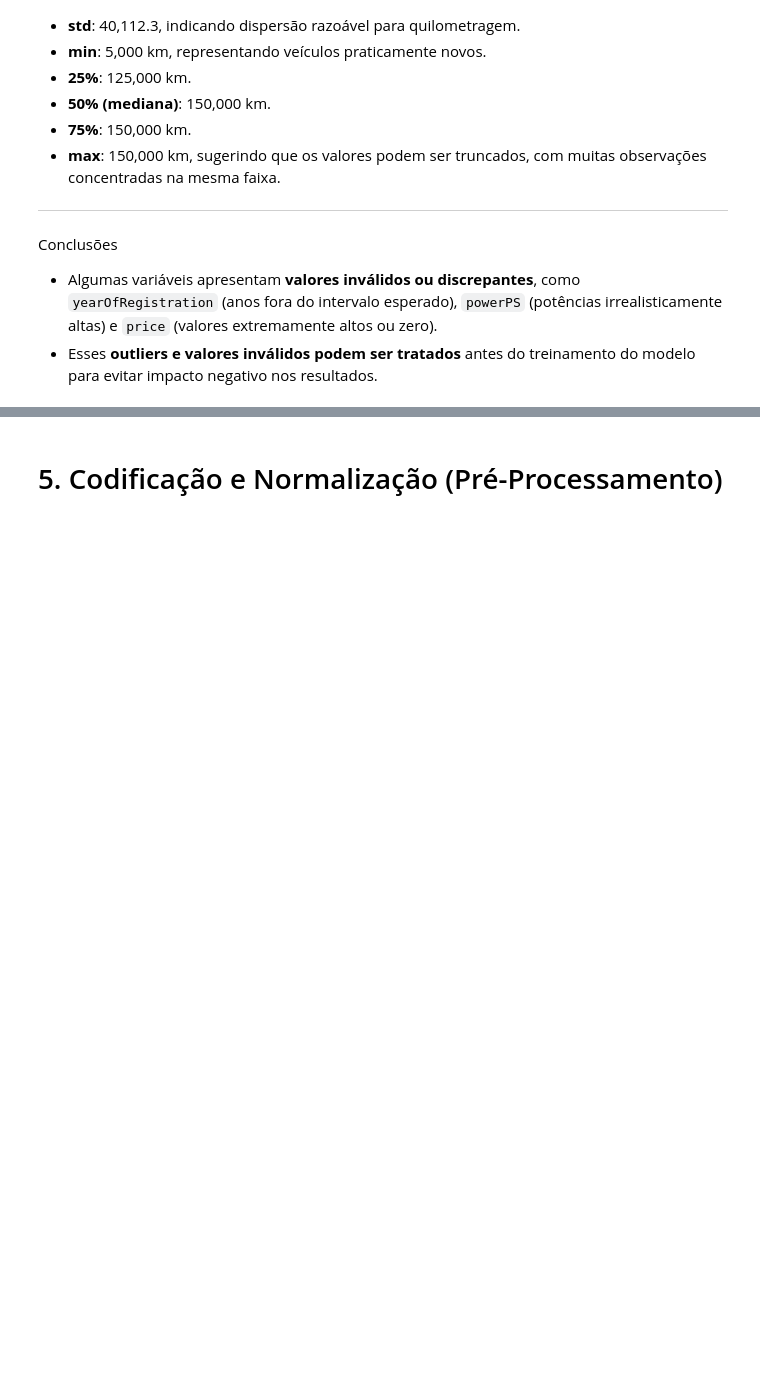
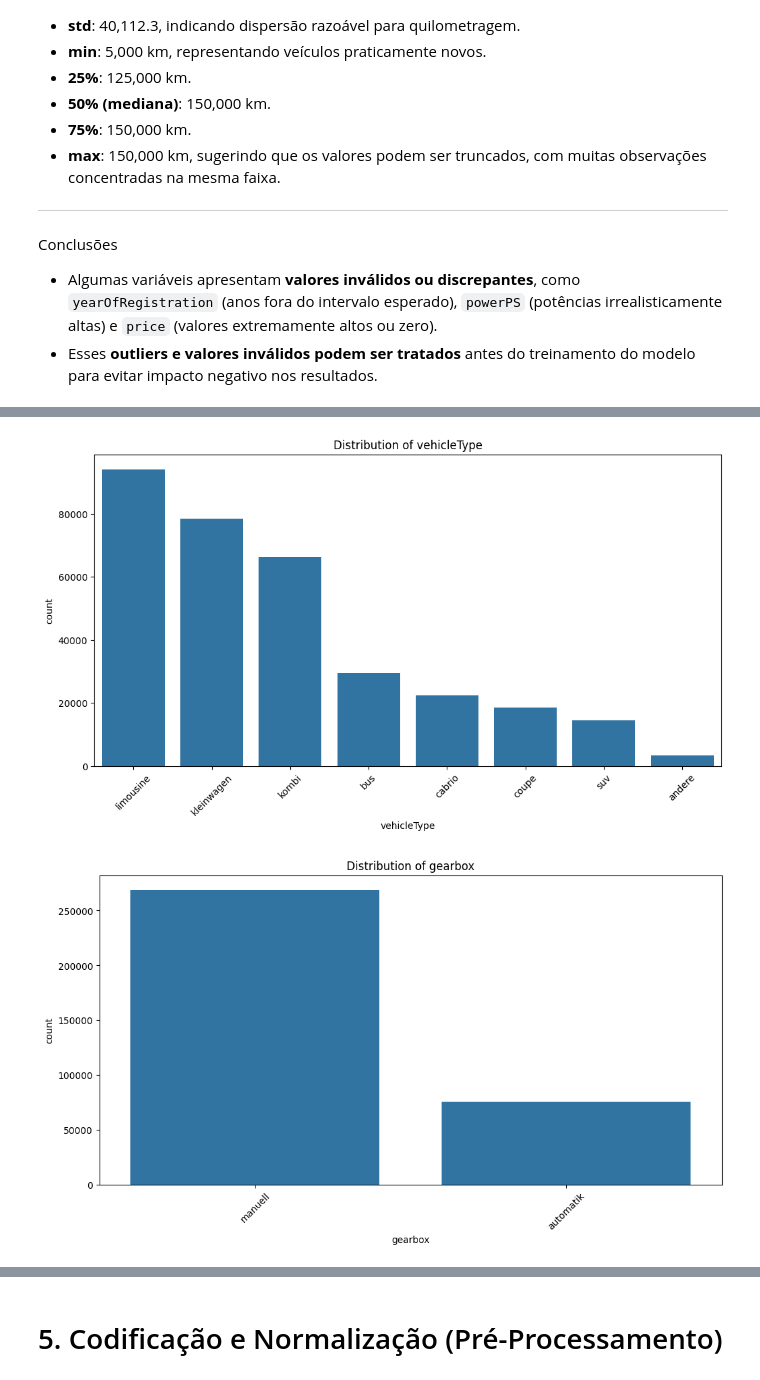
Before and after one commit to felipesayegg/CarPriceEstimator, a Jupyter notebook: MultilayerPerceptronAuto.ipynb, the cells around one changed output, grey strips where cells are left out. Saved outputs shown, nothing was run; the diff lists cells and outputs as text; code cells hidden in the pictures; blank space fills up the shorter version.

```diff
--- a/MultilayerPerceptronAuto.ipynb
+++ b/MultilayerPerceptronAuto.ipynb
@@ -189,0 +209,12 @@ Conclusões
+# %%
+for col in ['vehicleType', 'gearbox', 'fuelType', 'brand', 'notRepairedDamage']:
+    plt.figure(figsize=(12, 6))
+    sns.countplot(data=dados, x=col, order=dados[col].value_counts().index)
+    plt.title(f'Distribution of {col}')
+    plt.xticks(rotation=45)
+    plt.show()
+# Desenha gráficos de barras para variáveis categóricas, mostrando a frequência de cada categoria.
+# Isso ajuda a entender como as categorias estão distribuídas e se há desequilíbrio.
+# %% [output]
+[figure, added]
+[figure, added]
```
Also changed, not shown: parts of 8 cells of this notebook.
